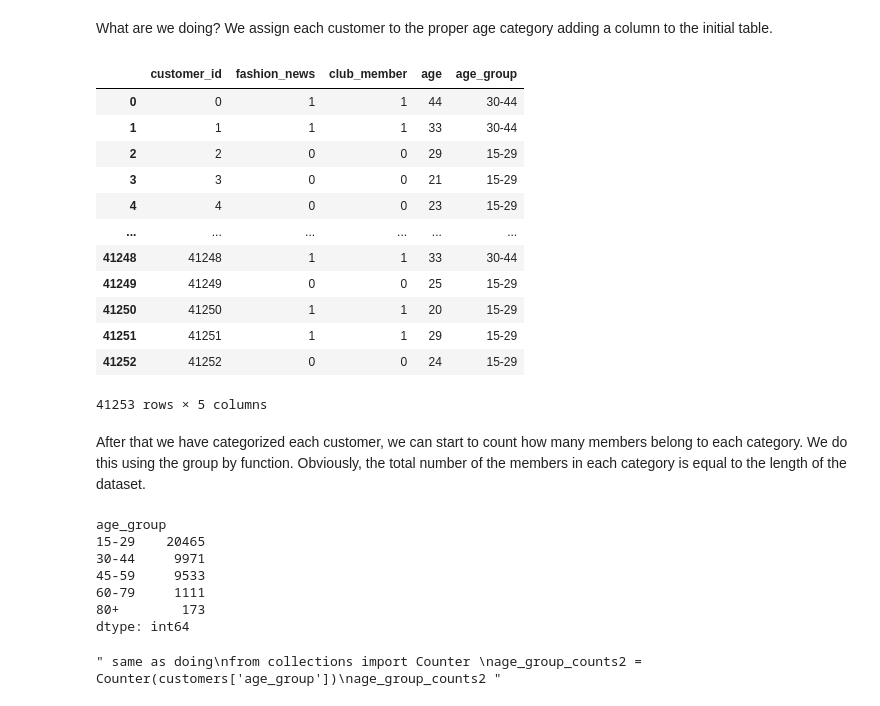
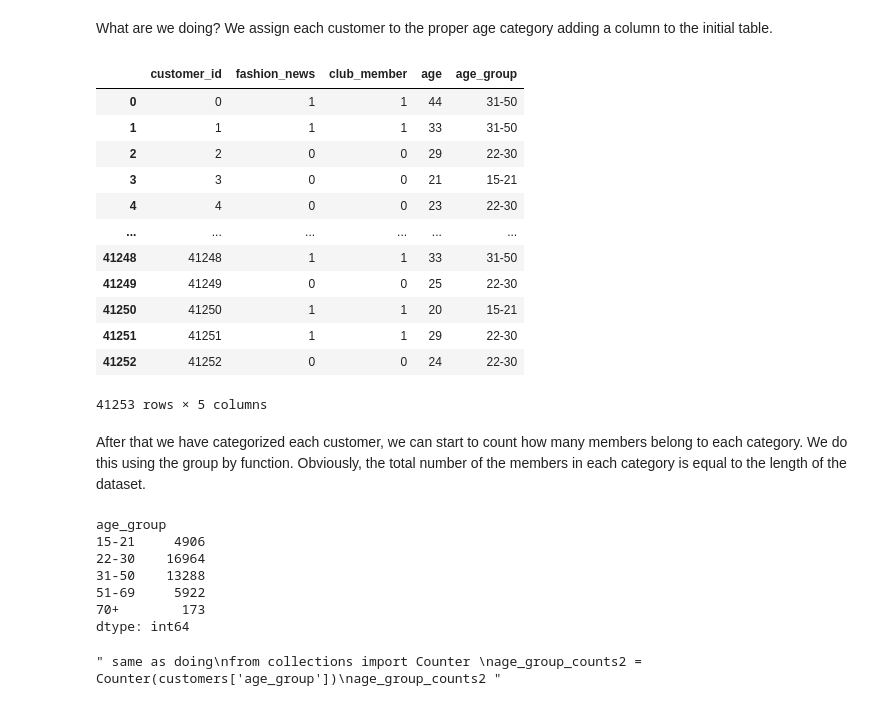
Before and after one commit to alessiabresolin/275601, a Jupyter notebook: project.ipynb, the cells around one changed output. Saved outputs shown, nothing was run; the diff lists cells and outputs as text; code cells hidden in the pictures.

```diff
--- a/project.ipynb
+++ b/project.ipynb
@@ -82,24 +82,24 @@ The maximum age recorded is: 91
 # %% [markdown]
 What are we doing? We assign each customer to the proper age category adding a column to the initial table.
 # %%
-bins = [15, 30, 45, 60, 70, 92]
-groups = ['15-29', '30-44', '45-59','60-79', '80+']
+bins = [15, 22, 31, 51, 70, 92]
+groups = ['15-21', '22-30', '31-50','51-69', '70+']
 
 customers['age_group'] = pd.cut(customers.age, bins, labels = groups, include_lowest=True)
 customers
 # %% [output]
 |  | customer_id | fashion_news | club_member | age | age_group |
-| 0 | 0 | 1 | 1 | 44 | 30-44 |
-| 1 | 1 | 1 | 1 | 33 | 30-44 |
-| 2 | 2 | 0 | 0 | 29 | 15-29 |
-| 3 | 3 | 0 | 0 | 21 | 15-29 |
-| 4 | 4 | 0 | 0 | 23 | 15-29 |
+| 0 | 0 | 1 | 1 | 44 | 31-50 |
+| 1 | 1 | 1 | 1 | 33 | 31-50 |
+| 2 | 2 | 0 | 0 | 29 | 22-30 |
+| 3 | 3 | 0 | 0 | 21 | 15-21 |
+| 4 | 4 | 0 | 0 | 23 | 22-30 |
 | ... | ... | ... | ... | ... | ... |
-| 41248 | 41248 | 1 | 1 | 33 | 30-44 |
-| 41249 | 41249 | 0 | 0 | 25 | 15-29 |
-| 41250 | 41250 | 1 | 1 | 20 | 15-29 |
-| 41251 | 41251 | 1 | 1 | 29 | 15-29 |
-| 41252 | 41252 | 0 | 0 | 24 | 15-29 |
+| 41248 | 41248 | 1 | 1 | 33 | 31-50 |
+| 41249 | 41249 | 0 | 0 | 25 | 22-30 |
+| 41250 | 41250 | 1 | 1 | 20 | 15-21 |
+| 41251 | 41251 | 1 | 1 | 29 | 22-30 |
+| 41252 | 41252 | 0 | 0 | 24 | 22-30 |
 41253 rows × 5 columns
 # %% [markdown]
 After that we have categorized each customer, we can start to count how many members belong to each category. We do this using the group by function. Obviously, the total number of the members in each category is equal to the length of the dataset.
@@ -108,11 +108,11 @@ age_group_counts = customers.groupby('age_group').size()
 age_group_counts
 # %% [output]
 age_group
-15-29    20465
-30-44     9971
-45-59     9533
-60-79     1111
-80+        173
+15-21     4906
+22-30    16964
+31-50    13288
+51-69     5922
+70+        173
 dtype: int64
 # %%
 ''' same as doing
```
Also changed, not shown: parts of 48 cells of this notebook.
